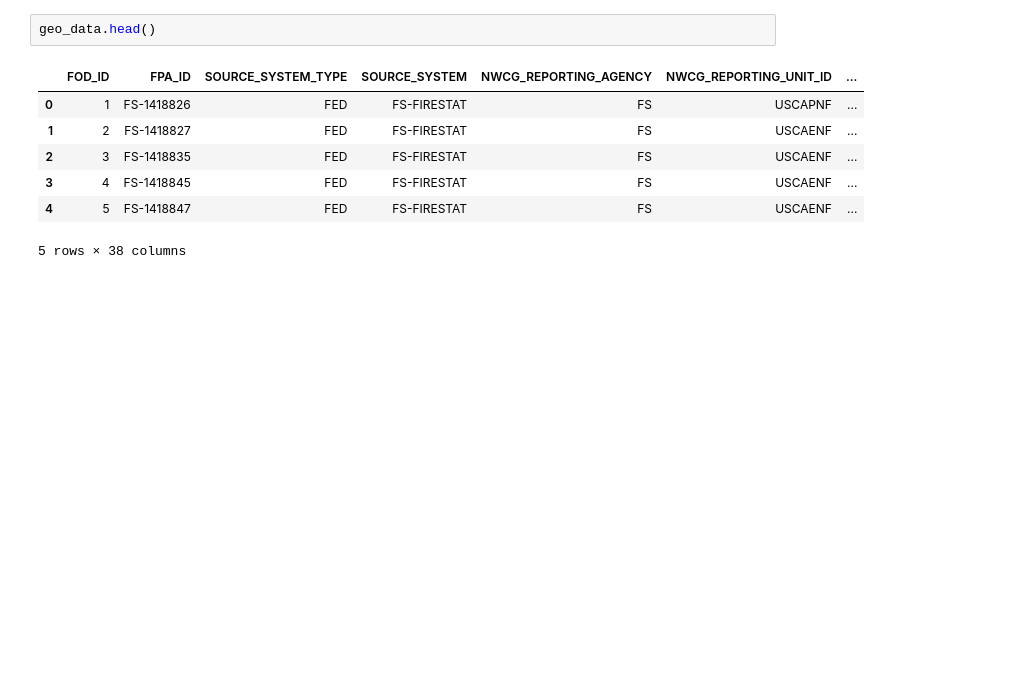
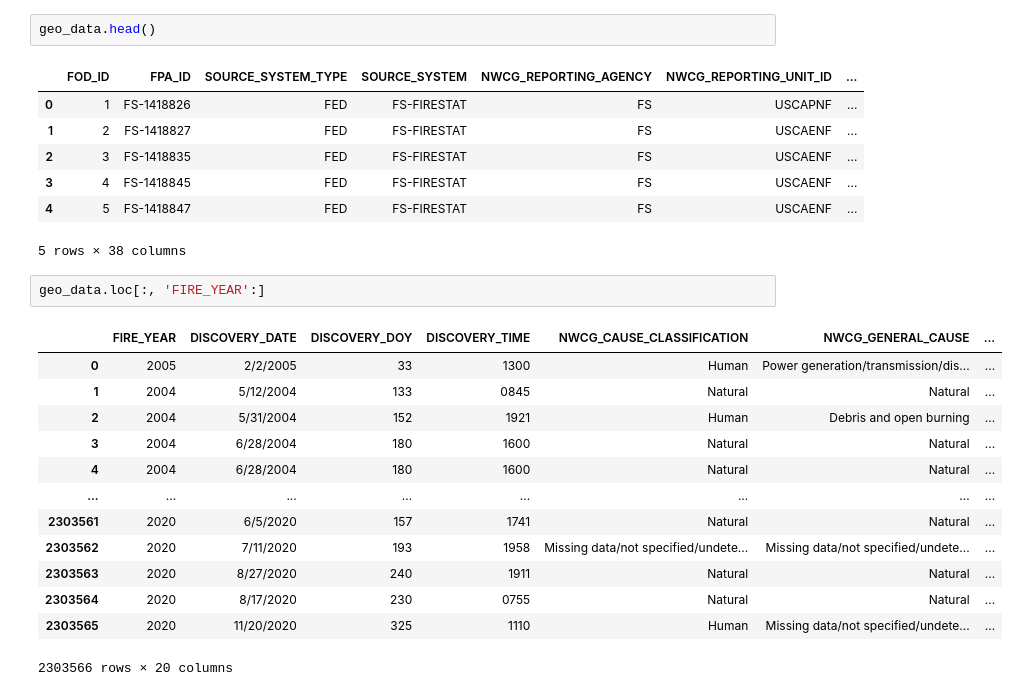
Before and after one commit to mmwitters/wildfire_visualization, a Jupyter notebook: eda.ipynb, the cells around one changed output. Saved outputs shown, nothing was run; the diff lists cells and outputs as text; blank space fills up the shorter version.

```diff
--- a/eda.ipynb
+++ b/eda.ipynb
@@ -24,3 +25,19 @@ geo_data.head()
 | 3 | 4 | FS-1418845 | FED | FS-FIRESTAT | FS | USCAENF | ... |
 | 4 | 5 | FS-1418847 | FED | FS-FIRESTAT | FS | USCAENF | ... |
 5 rows × 38 columns
+# %%
+geo_data.loc[:, 'FIRE_YEAR':]
+# %% [output]
+|  | FIRE_YEAR | DISCOVERY_DATE | DISCOVERY_DOY | DISCOVERY_TIME | NWCG_CAUSE_CLASSIFICATION | NWCG_GENERAL_CAUSE | ... |
+| 0 | 2005 | 2/2/2005 | 33 | 1300 | Human | Power generation/transmission/dis... | ... |
+| 1 | 2004 | 5/12/2004 | 133 | 0845 | Natural | Natural | ... |
+| 2 | 2004 | 5/31/2004 | 152 | 1921 | Human | Debris and open burning | ... |
+| 3 | 2004 | 6/28/2004 | 180 | 1600 | Natural | Natural | ... |
+| 4 | 2004 | 6/28/2004 | 180 | 1600 | Natural | Natural | ... |
+| ... | ... | ... | ... | ... | ... | ... | ... |
+| 2303561 | 2020 | 6/5/2020 | 157 | 1741 | Natural | Natural | ... |
+| 2303562 | 2020 | 7/11/2020 | 193 | 1958 | Missing data/not specified/undete... | Missing data/not specified/undete... | ... |
+| 2303563 | 2020 | 8/27/2020 | 240 | 1911 | Natural | Natural | ... |
+| 2303564 | 2020 | 8/17/2020 | 230 | 0755 | Natural | Natural | ... |
+| 2303565 | 2020 | 11/20/2020 | 325 | 1110 | Human | Missing data/not specified/undete... | ... |
+2303566 rows × 20 columns
```
Also changed, not shown: parts of 4 cells of this notebook.
